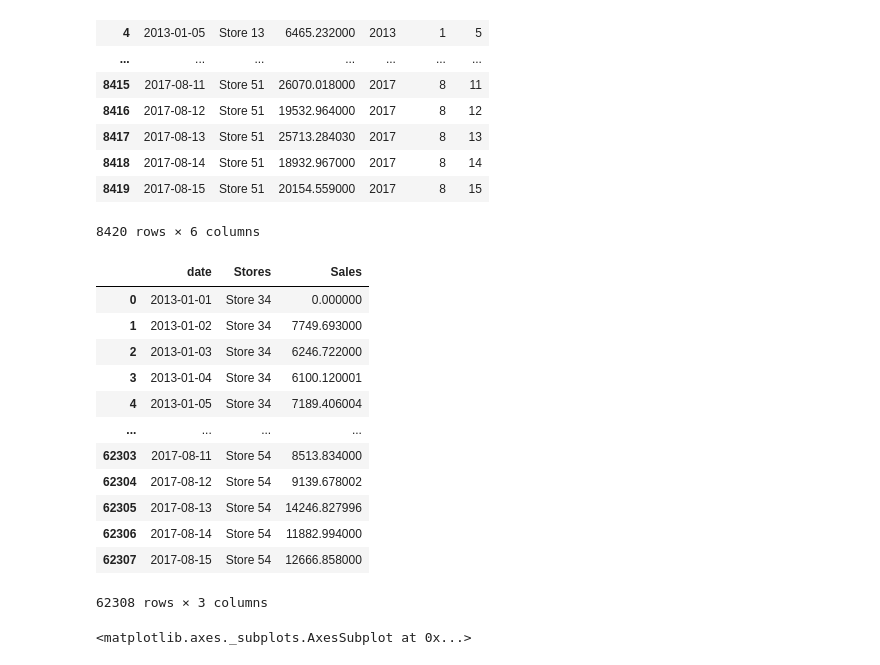
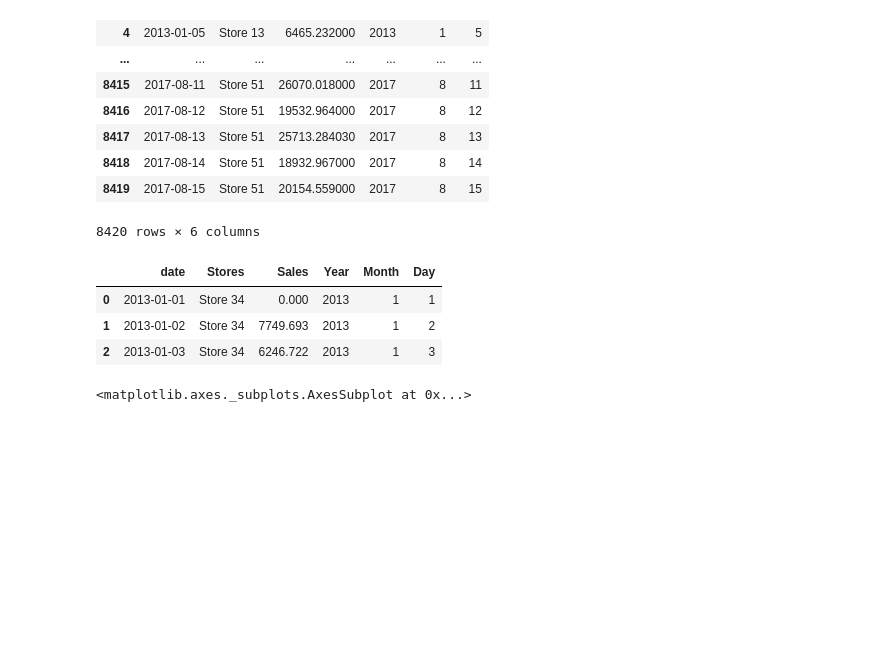
Before and after one commit to CHRISTIANDAGATTI/Mentoria_Series_Temporales, a Jupyter notebook: Copia_de_TP1_analisis_y_visualizacion.ipynb, the cells around one changed output. Saved outputs shown, nothing was run; the diff lists cells and outputs as text; code cells hidden in the pictures; blank space fills up the shorter version.

```diff
--- a/Copia_de_TP1_analisis_y_visualizacion.ipynb
+++ b/Copia_de_TP1_analisis_y_visualizacion.ipynb
@@ -310,23 +310,20 @@ df_transf
 # %%
 df_ALL=df_filtered.reset_index()
 df_ALL
 df_transfTOTAL = df_ALL.melt(id_vars='date', var_name='Stores', value_name='Sales')
 indexNames = df_transfTOTAL[ df_transfTOTAL['Stores'] == 'SUMA' ].index
 df_transfTOTAL.drop(indexNames)
+df_transfTOTAL['date']= pd.to_datetime(df_transfTOTAL['date'], format="%Y/%m/%d")
+df_transfTOTAL['Year'] = df_transfTOTAL['date'].dt.year
+df_transfTOTAL['Month'] = df_transfTOTAL['date'].dt.month
+df_transfTOTAL['Day'] = df_transfTOTAL['date'].dt.day
+
+df_transfTOTAL.head(3)
 # %% [output]
-|  | date | Stores | Sales |
-| 0 | 2013-01-01 | Store 34 | 0.000000 |
-| 1 | 2013-01-02 | Store 34 | 7749.693000 |
-| 2 | 2013-01-03 | Store 34 | 6246.722000 |
-| 3 | 2013-01-04 | Store 34 | 6100.120001 |
-| 4 | 2013-01-05 | Store 34 | 7189.406004 |
-| ... | ... | ... | ... |
-| 62303 | 2017-08-11 | Store 54 | 8513.834000 |
-| 62304 | 2017-08-12 | Store 54 | 9139.678002 |
-| 62305 | 2017-08-13 | Store 54 | 14246.827996 |
-| 62306 | 2017-08-14 | Store 54 | 11882.994000 |
-| 62307 | 2017-08-15 | Store 54 | 12666.858000 |
+|  | date | Stores | Sales | Year | Month | Day |
+| 0 | 2013-01-01 | Store 34 | 0.000 | 2013 | 1 | 1 |
+| 1 | 2013-01-02 | Store 34 | 7749.693 | 2013 | 1 | 2 |
+| 2 | 2013-01-03 | Store 34 | 6246.722 | 2013 | 1 | 3 |
-62308 rows × 3 columns
 # %%
 #VENTAS PROMEDIO POR SUCURSAL
 sns.barplot(x='Stores', y='Sales', data = df_transf)
```
Also changed, not shown: parts of 25 cells of this notebook.
